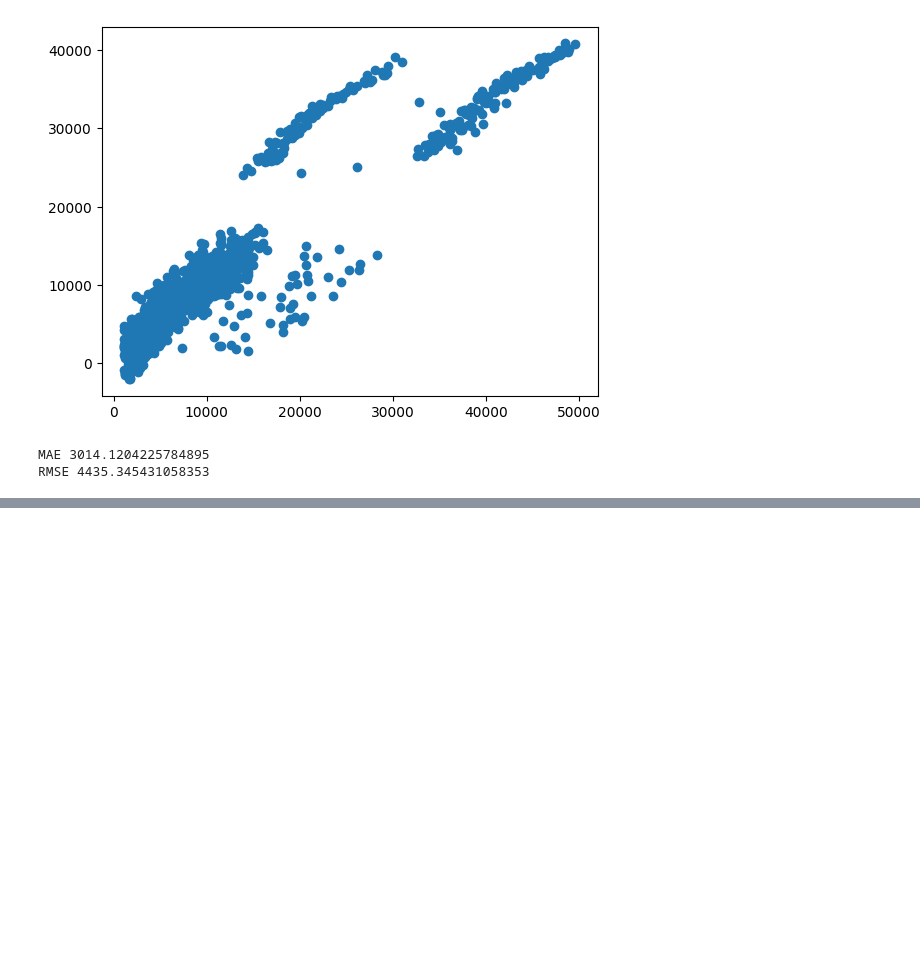
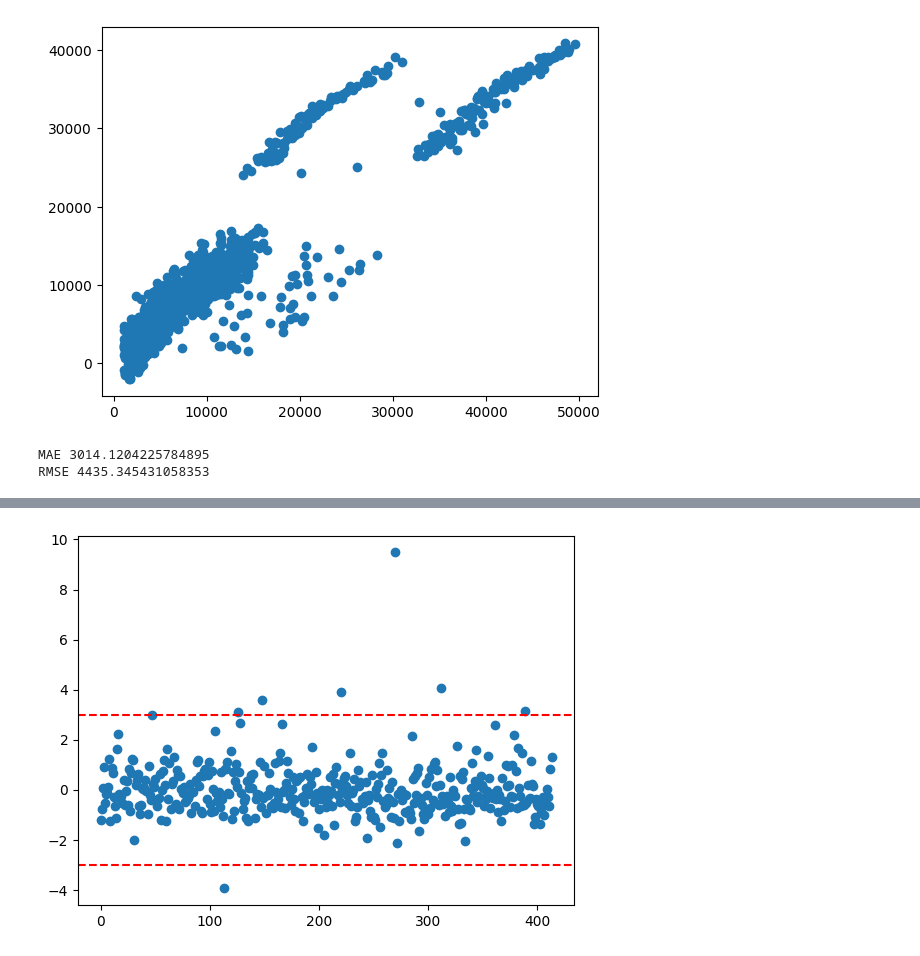
Before and after one commit to lwawrowski/cdv_bigdata, a Jupyter notebook: metody_analizy_przetwarzania_danych/2025_2026/gr2/20260329_regresja.ipynb, the cells around one changed output, grey strips where cells are left out. Drawn from its saved outputs; the diff is of its cells as text; code cells hidden in the pictures; blank space fills up the shorter version.

```diff
--- a/metody_analizy_przetwarzania_danych/2025_2026/gr2/20260329_regresja.ipynb
+++ b/metody_analizy_przetwarzania_danych/2025_2026/gr2/20260329_regresja.ipynb
@@ -364,0 +435,12 @@ RMSE 4435.345431058353
+# %%
+influence = model_real_estate.get_influence()
+
+residuals_studentized = influence.resid_studentized_external
+
+plt.scatter(range(len(residuals_studentized)), residuals_studentized)
+plt.axhline(y=3, color='r', linestyle='--')
+plt.axhline(y=-3, color='r', linestyle='--')
+
+outliers_resid = residuals_studentized[np.abs(residuals_studentized) > 3]
+# %% [output]
+[figure, added]
```
Also changed, not shown: parts of 9 cells of this notebook, 1 other file.
